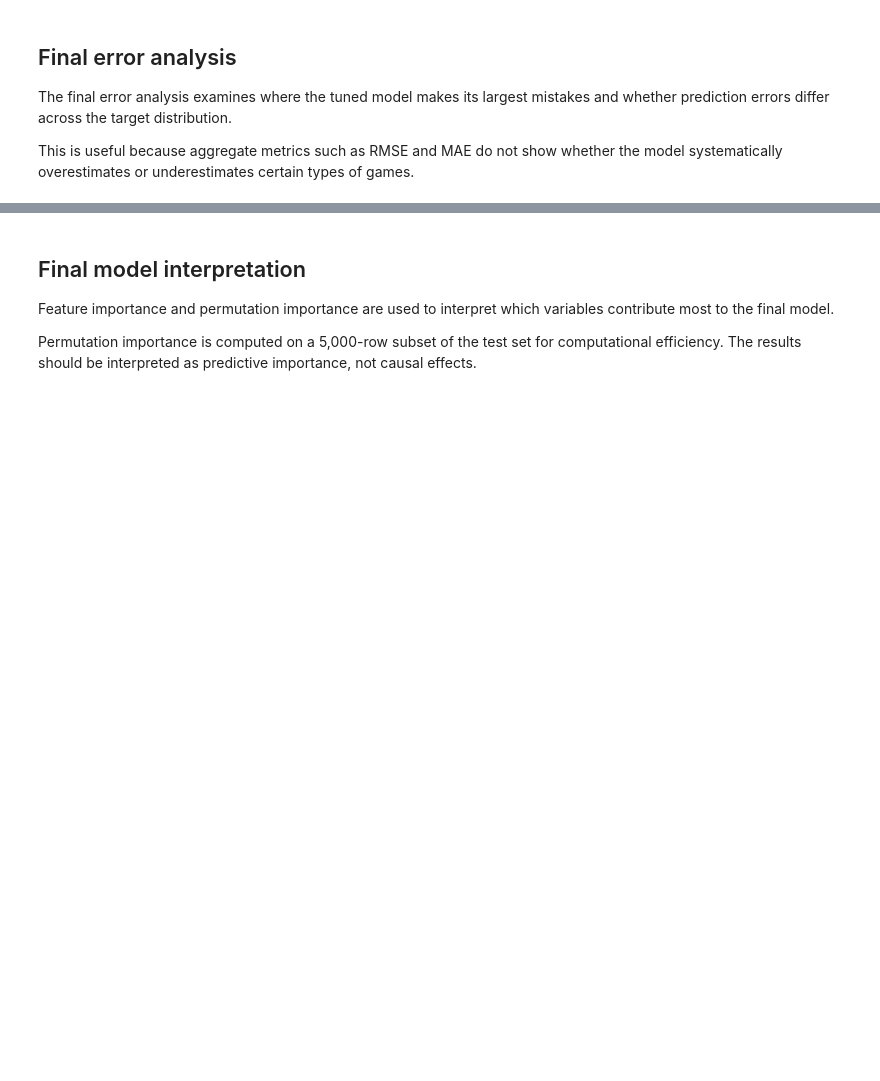
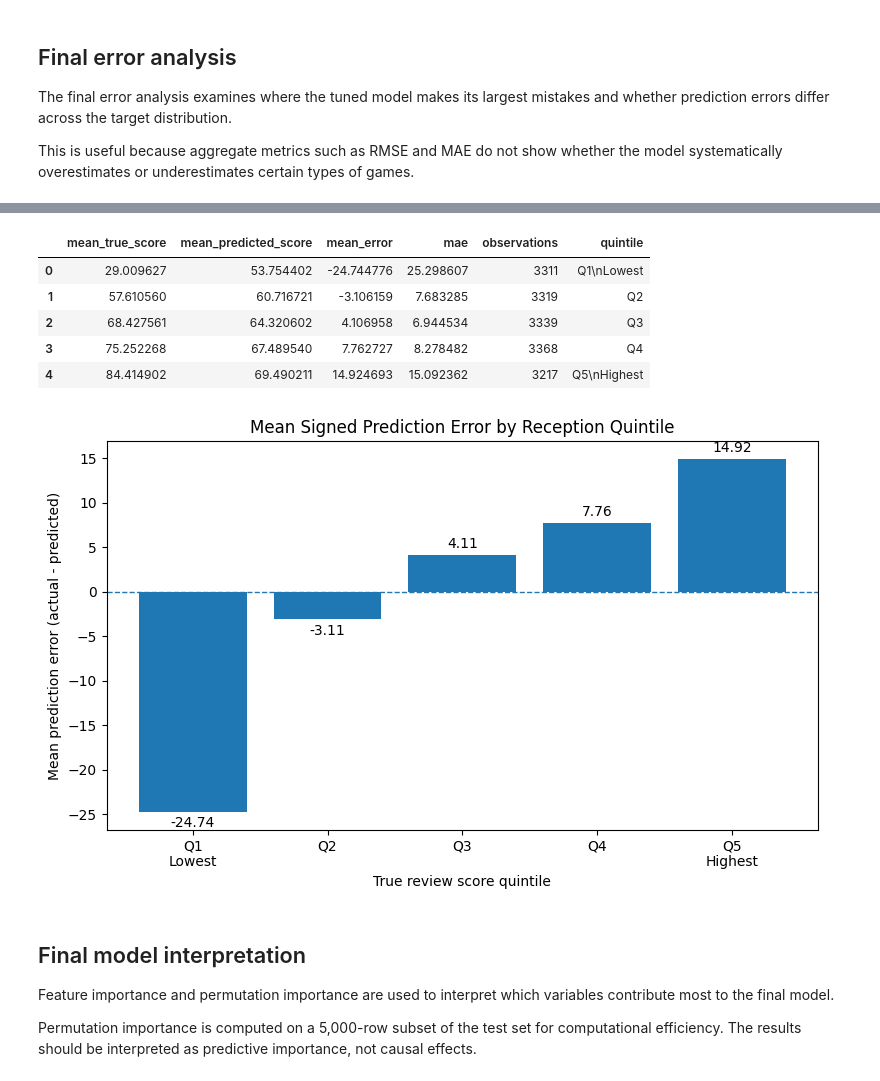
Before and after one commit to StefanoTriscali/steam-user-reception-modeling, a Jupyter notebook: notebooks/steam_user_reception_modeling.ipynb, the cells around one changed output, grey strips where cells are left out. Cells and saved outputs as stored; diff of their text form; code cells hidden in the pictures; blank space fills up the shorter version.

```diff
--- a/notebooks/steam_user_reception_modeling.ipynb
+++ b/notebooks/steam_user_reception_modeling.ipynb
@@ -1398,3 +1399,68 @@ display(final_error_by_bin)
+# %%
+# ============================================================
+# Mean prediction error by target quintile
+# ============================================================
+
+# Summarize prediction errors across quintiles of the true target
+error_by_quintile = (
+    final_results
+    .groupby("y_true_bin", observed=True)
+    .agg(
+        mean_true_score=("y_true", "mean"),
+        mean_predicted_score=("y_pred", "mean"),
+        mean_error=("error", "mean"),
+        mae=("abs_error", "mean"),
+        observations=("error", "size")
+    )
+    .reset_index(drop=True)
+)
+
+error_by_quintile["quintile"] = [
+    "Q1\nLowest",
+    "Q2",
+    "Q3",
+    "Q4",
+    "Q5\nHighest"
+]
+
+display(error_by_quintile)
+
+plt.figure(figsize=(8, 5))
+
+bars = plt.bar(
+    error_by_quintile["quintile"],
+    error_by_quintile["mean_error"]
+)
+
+plt.axhline(0, linestyle="--", linewidth=1)
+
+plt.xlabel("True review score quintile")
+plt.ylabel("Mean prediction error (actual - predicted)")
+plt.title("Mean Signed Prediction Error by Reception Quintile")
+
+plt.bar_label(
+    bars,
+    fmt="%.2f",
+    padding=3
+)
+
+plt.tight_layout()
+
+plt.savefig(
+    "Mean_prediction_error_by_quintile.png",
+    dpi=300,
+    bbox_inches="tight"
+)
+
+plt.show()
+# %% [output]
+|  | mean_true_score | mean_predicted_score | mean_error | mae | observations | quintile |
+| 0 | 29.009627 | 53.754402 | -24.744776 | 25.298607 | 3311 | Q1\nLowest |
+| 1 | 57.610560 | 60.716721 | -3.106159 | 7.683285 | 3319 | Q2 |
+| 2 | 68.427561 | 64.320602 | 4.106958 | 6.944534 | 3339 | Q3 |
+| 3 | 75.252268 | 67.489540 | 7.762727 | 8.278482 | 3368 | Q4 |
+| 4 | 84.414902 | 69.490211 | 14.924693 | 15.092362 | 3217 | Q5\nHighest |
+[figure, added]
 # %% [markdown]
 ## Final model interpretation
 
```
Also changed, not shown: parts of 19 cells of this notebook, 8 other files.
